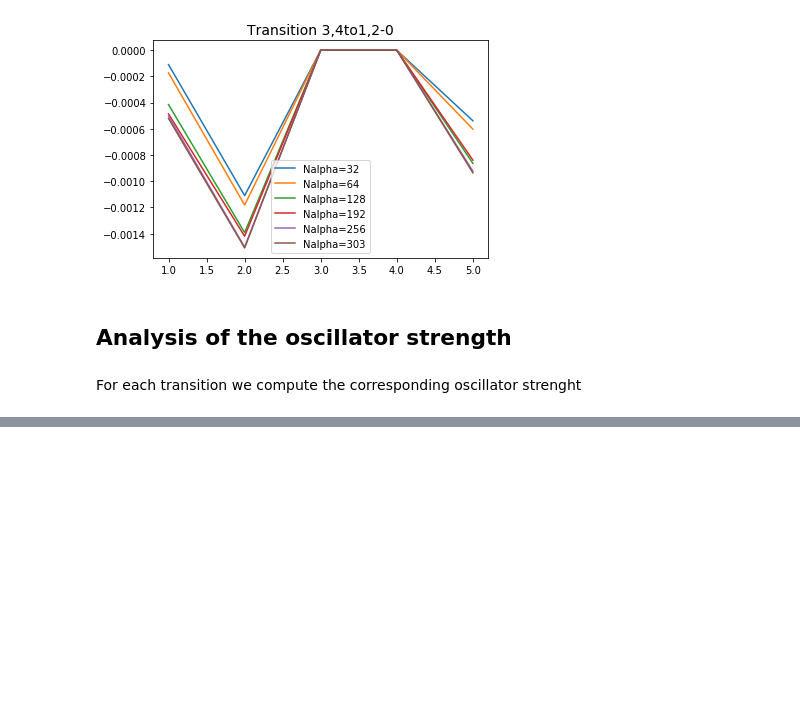
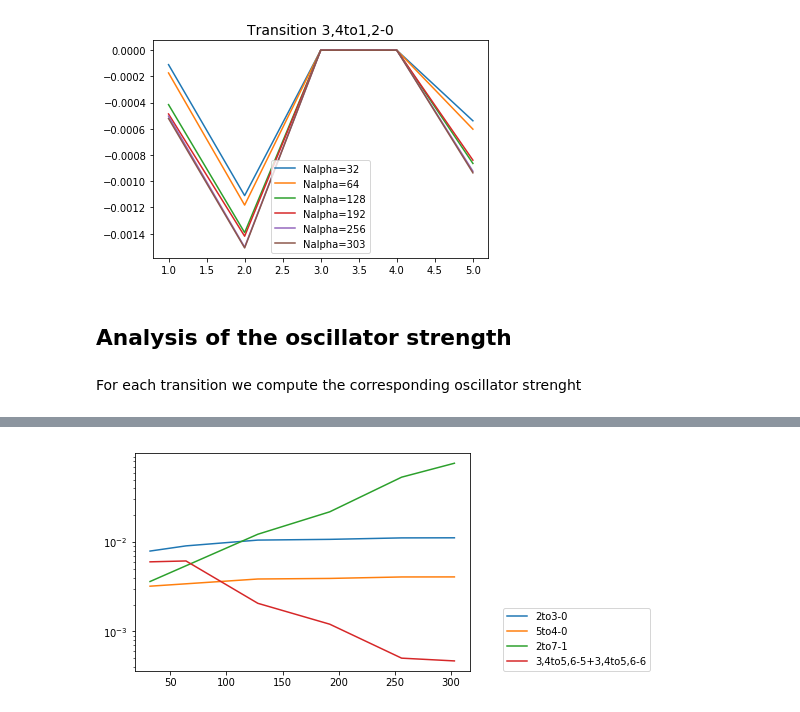
Before and after one commit to luigigenovese/KPM-nb, a Jupyter notebook: POLARIZABILITY/N2/Analysis_of_Excitonic_States.ipynb, the cells around one changed output, grey strips where cells are left out. Saved outputs shown, nothing was run; the diff lists cells and outputs as text; code cells hidden in the pictures; blank space fills up the shorter version.

```diff
--- a/POLARIZABILITY/N2/Analysis_of_Excitonic_States.ipynb
+++ b/POLARIZABILITY/N2/Analysis_of_Excitonic_States.ipynb
@@ -269,0 +294,4 @@ plt.plot(energy,oscillatorStrenght)
+# %%
+sot = R.sotPlot(trOsc,excitations)
+# %% [output]
+[figure, added]
```
Also changed, not shown: parts of 17 cells of this notebook, 1 other file.
